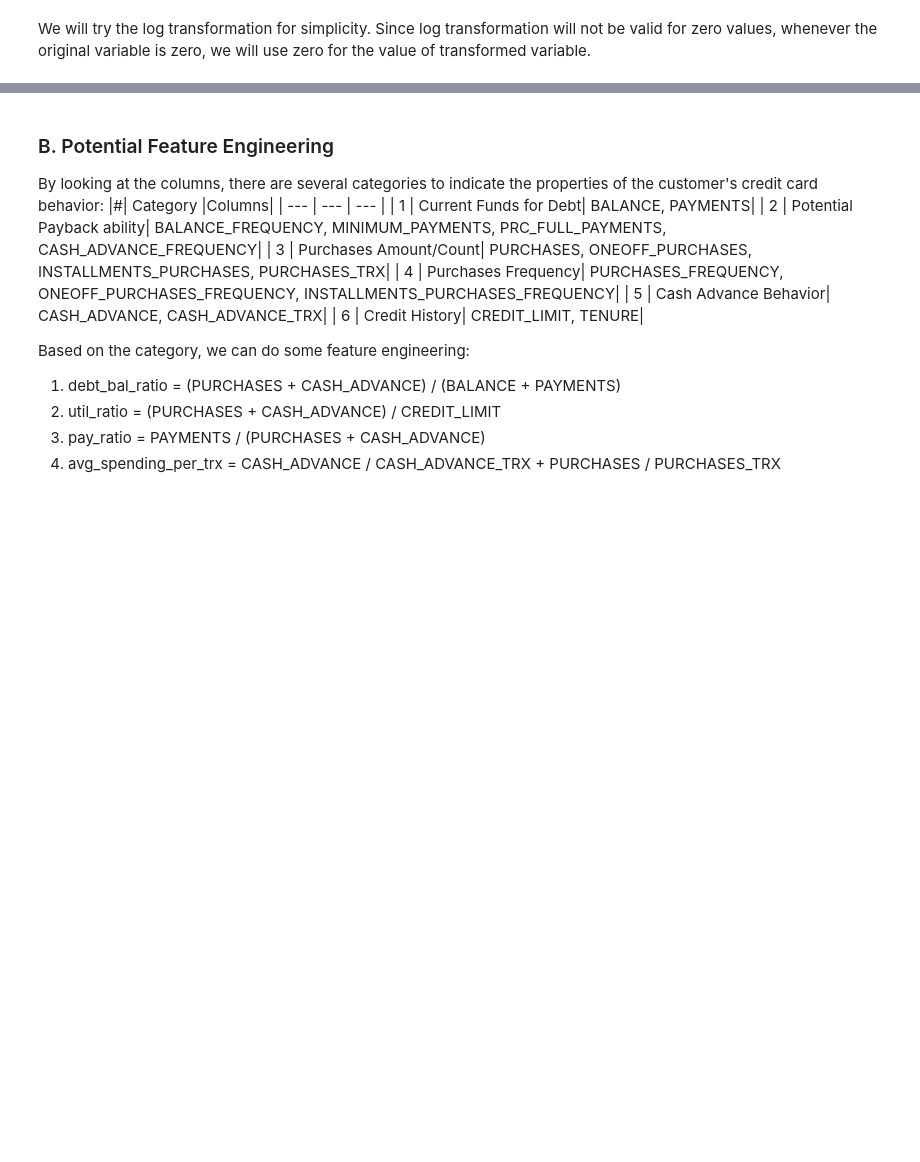
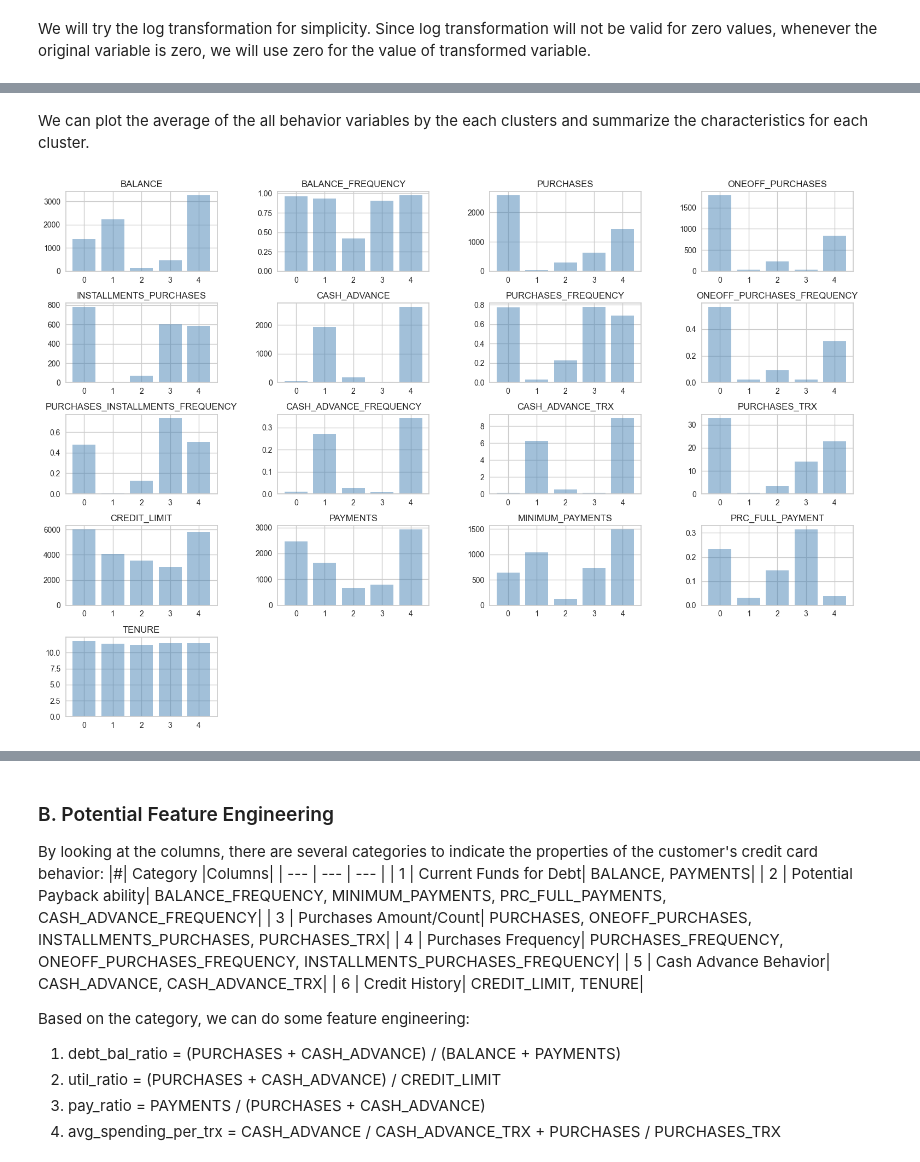
Before and after one commit to southnorthist/kaggle_analysis, a Jupyter notebook: Projects/marketing-analytics/credit-card-customer-segmentation/cc_clustering.ipynb, the cells around one changed output, grey strips where cells are left out. Saved outputs shown, nothing was run; the diff lists cells and outputs as text; code cells hidden in the pictures; blank space fills up the shorter version.

```diff
--- a/Projects/marketing-analytics/credit-card-customer-segmentation/cc_clustering.ipynb
+++ b/Projects/marketing-analytics/credit-card-customer-segmentation/cc_clustering.ipynb
@@ -459,0 +514,5 @@ prep.plot_all_dist(transformed_log, (18, 12), num_var, 4, 5)
+# %%
+kmeans_final = KMeans(n_clusters = 5, init = 'k-means++', n_init = 10, max_iter = 300, random_state = 0).fit(stand_trans_df)
+cc_seg_km = cc_seg_imputed.assign(SEGMENT = kmeans_final.labels_)
+cc_seg_km_grouped = cc_seg_km.groupby('SEGMENT').mean()
+cc_seg_km_grouped
@@ -459,0 +527,16 @@ prep.plot_all_dist(transformed_log, (18, 12), num_var, 4, 5)
+# %% [markdown]
+We can plot the average of the all behavior variables by the each clusters and summarize the characteristics for each cluster.
+# %%
+fig = plt.figure(figsize = (18, 12))
+for index in range(1, len(num_var) + 1):
+    ax = fig.add_subplot(5, 4, index)
+    ax.bar(cc_seg_km_grouped.index.values, cc_seg_km_grouped[num_var[index - 1]].values, color = 'steelblue', alpha = 0.5)
+    ax.set_title(num_var[index - 1])
+    plt.subplots_adjust(left=0.1,
+                        bottom=0.1,
+                        right=0.9,
+                        top=0.9,
+                        wspace=0.4,
+                        hspace=0.4)
+# %% [output]
+[figure, added]
```
Also changed, not shown: parts of 52 cells of this notebook, 1 other file.
